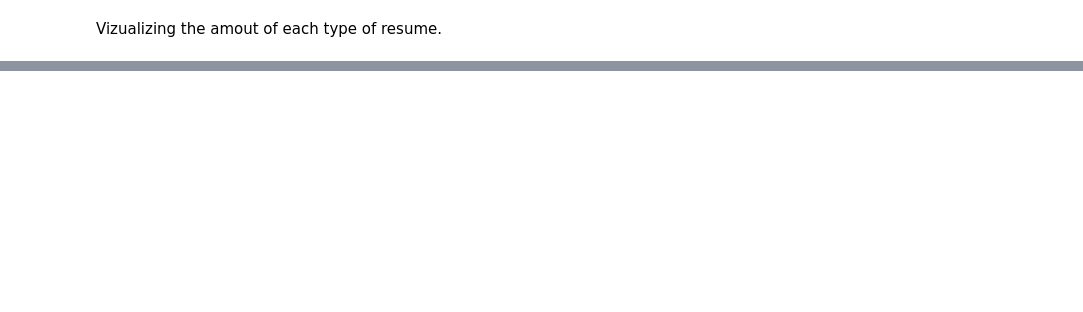
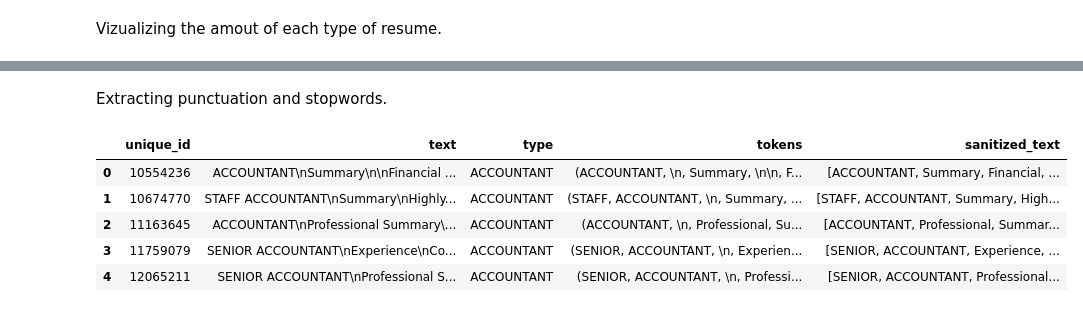
Before and after one commit to GuiBatalhoti/estudos_nlp, a Jupyter notebook: spacy.ipynb, the cells around one changed output, grey strips where cells are left out. Drawn from its saved outputs; the diff is of its cells as text; code cells hidden in the pictures; blank space fills up the shorter version.

```diff
--- a/spacy.ipynb
+++ b/spacy.ipynb
@@ -99,0 +107,20 @@ df.head()
+# %% [markdown]
+Extracting punctuation and stopwords.
+# %%
+def sanitize_text(text):
+    sanitized_text = []
+    for token in text:
+        if token.is_alpha and not token.is_stop:
+            sanitized_text.append(token)
+
+    return sanitized_text
+
+df = df.assign(sanitized_text = df["tokens"].apply(lambda x: sanitize_text(x)))
+df.head()
+# %% [output]
+|  | unique_id | text | type | tokens | sanitized_text |
+| 0 | 10554236 | ACCOUNTANT\nSummary\n\nFinancial ... | ACCOUNTANT | (ACCOUNTANT, \n, Summary, \n\n, F... | [ACCOUNTANT, Summary, Financial, ... |
+| 1 | 10674770 | STAFF ACCOUNTANT\nSummary\nHighly... | ACCOUNTANT | (STAFF, ACCOUNTANT, \n, Summary, ... | [STAFF, ACCOUNTANT, Summary, High... |
+| 2 | 11163645 | ACCOUNTANT\nProfessional Summary\... | ACCOUNTANT | (ACCOUNTANT, \n, Professional, Su... | [ACCOUNTANT, Professional, Summar... |
+| 3 | 11759079 | SENIOR ACCOUNTANT\nExperience\nCo... | ACCOUNTANT | (SENIOR, ACCOUNTANT, \n, Experien... | [SENIOR, ACCOUNTANT, Experience, ... |
+| 4 | 12065211 | SENIOR ACCOUNTANT\nProfessional S... | ACCOUNTANT | (SENIOR, ACCOUNTANT, \n, Professi... | [SENIOR, ACCOUNTANT, Professional... |
```
Also changed, not shown: parts of 6 cells of this notebook, 2 other files.
